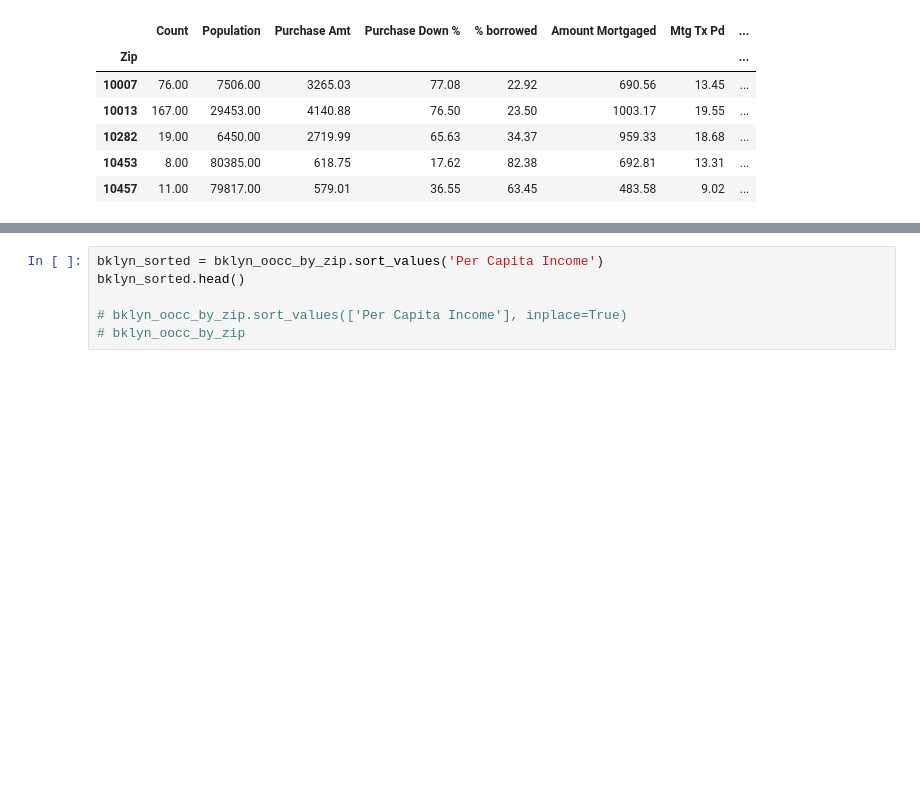
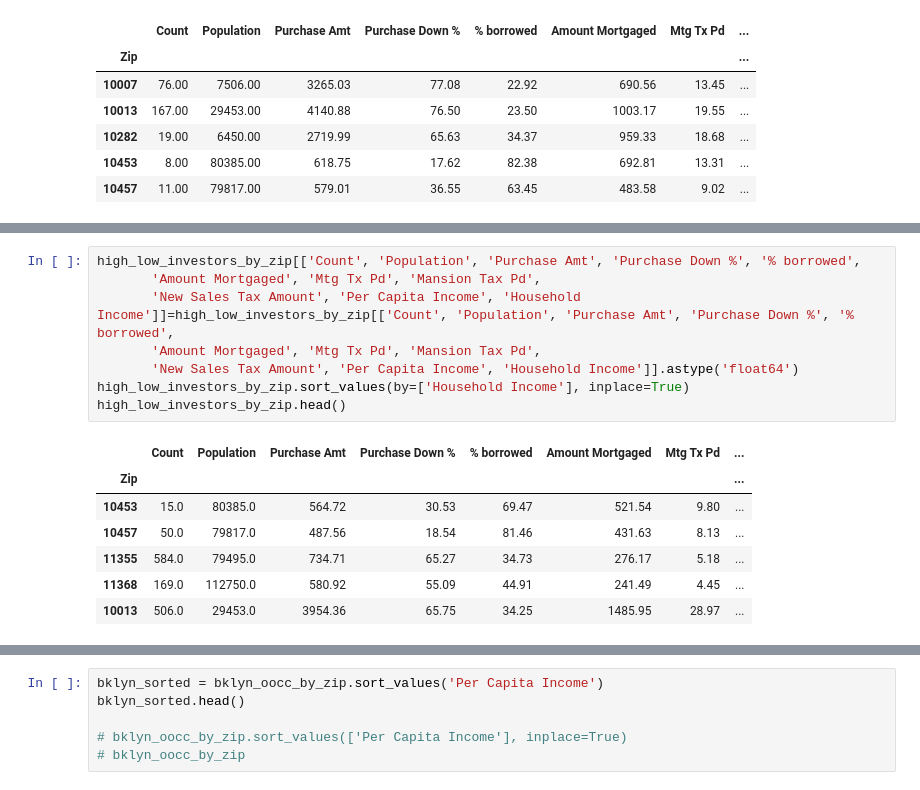
Before and after one commit to Kat-McEldowney/Group_project_1, a Jupyter notebook: sarahDemmon-Copy2.ipynb, the cells around one changed output, grey strips where cells are left out. Saved outputs shown, nothing was run; the diff lists cells and outputs as text; blank space fills up the shorter version.

```diff
--- a/sarahDemmon-Copy2.ipynb
+++ b/sarahDemmon-Copy2.ipynb
@@ -124,0 +144,16 @@ Index(['Count', 'Population', 'Purchase Amt', 'Purchase Down %', '% borrowed',
+# %%
+high_low_investors_by_zip[['Count', 'Population', 'Purchase Amt', 'Purchase Down %', '% borrowed',
+       'Amount Mortgaged', 'Mtg Tx Pd', 'Mansion Tax Pd',
+       'New Sales Tax Amount', 'Per Capita Income', 'Household Income']]=high_low_investors_by_zip[['Count', 'Population', 'Purchase Amt', 'Purchase Down %', '% borrowed',
+       'Amount Mortgaged', 'Mtg Tx Pd', 'Mansion Tax Pd',
+       'New Sales Tax Amount', 'Per Capita Income', 'Household Income']].astype('float64')
+high_low_investors_by_zip.sort_values(by=['Household Income'], inplace=True)
+high_low_investors_by_zip.head()
+# %% [output]
+|  | Count | Population | Purchase Amt | Purchase Down % | % borrowed | Amount Mortgaged | Mtg Tx Pd | ... |
+| Zip |  |  |  |  |  |  |  | ... |
+| 10453 | 15.0 | 80385.0 | 564.72 | 30.53 | 69.47 | 521.54 | 9.80 | ... |
+| 10457 | 50.0 | 79817.0 | 487.56 | 18.54 | 81.46 | 431.63 | 8.13 | ... |
+| 11355 | 584.0 | 79495.0 | 734.71 | 65.27 | 34.73 | 276.17 | 5.18 | ... |
+| 11368 | 169.0 | 112750.0 | 580.92 | 55.09 | 44.91 | 241.49 | 4.45 | ... |
+| 10013 | 506.0 | 29453.0 | 3954.36 | 65.75 | 34.25 | 1485.95 | 28.97 | ... |
```
Also changed, not shown: parts of 15 cells of this notebook.
